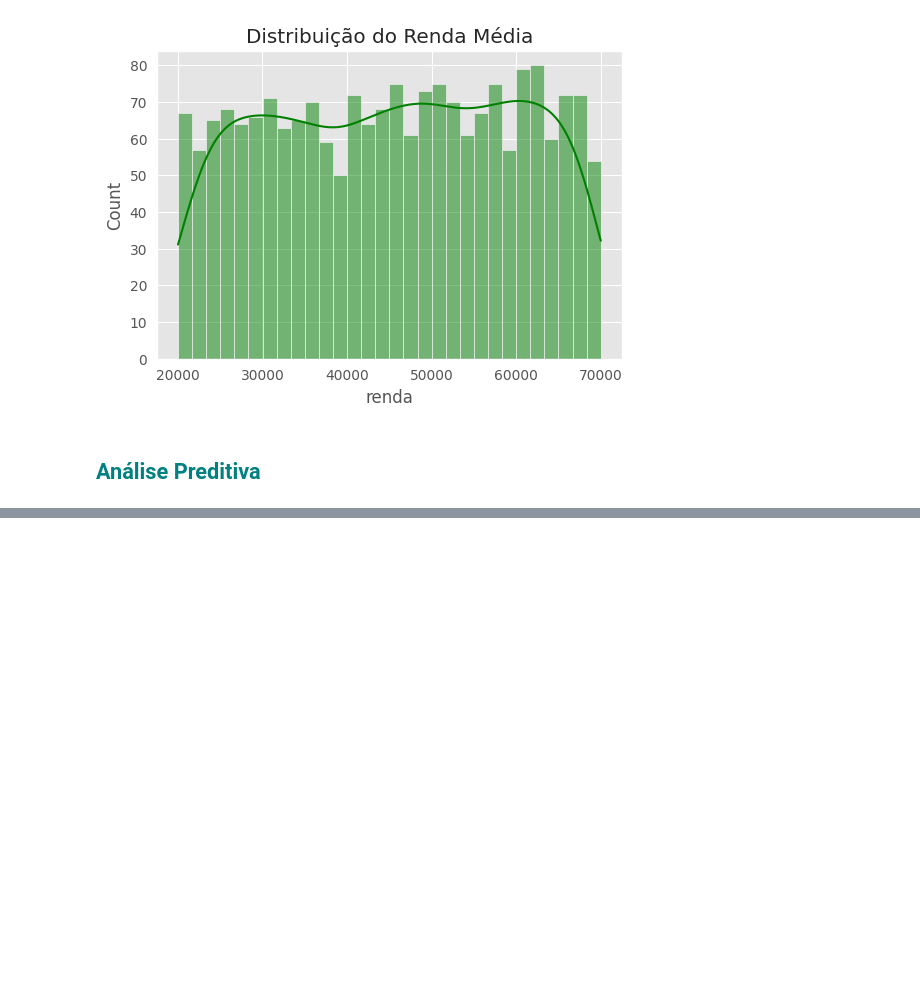
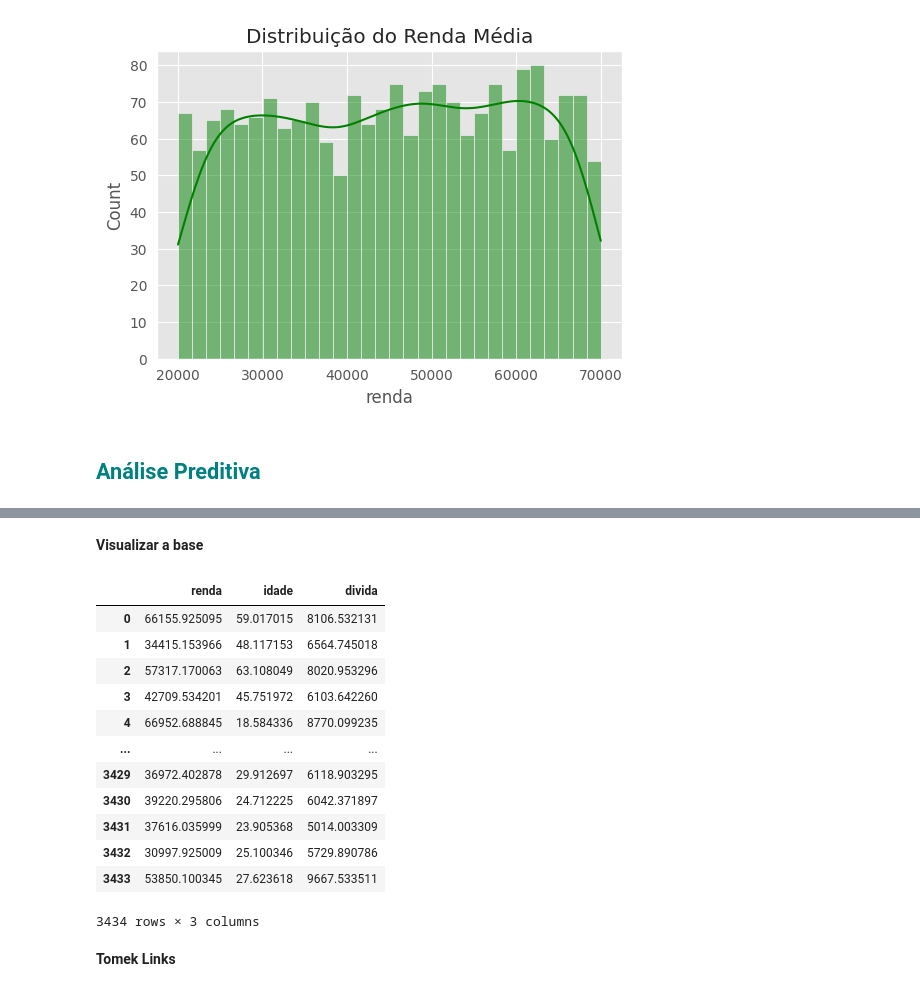
Before and after one commit to rafflds/bons_maus_pagadores_emprestimo, a Jupyter notebook: Dados_emprestimos.ipynb, the cells around one changed output, grey strips where cells are left out. Cells and saved outputs as stored; diff of their text form; code cells hidden in the pictures; blank space fills up the shorter version.

```diff
--- a/Dados_emprestimos.ipynb
+++ b/Dados_emprestimos.ipynb
@@ -273,3 +294,23 @@ from sklearn.ensemble import RandomForestClassifier
 # Testes de hipótese
 from scipy.stats import shapiro
 from scipy import stats
+# %% [markdown]
+**Visualizar a base**
+# %%
+x
+# %% [output]
+|  | renda | idade | divida |
+| 0 | 66155.925095 | 59.017015 | 8106.532131 |
+| 1 | 34415.153966 | 48.117153 | 6564.745018 |
+| 2 | 57317.170063 | 63.108049 | 8020.953296 |
+| 3 | 42709.534201 | 45.751972 | 6103.642260 |
+| 4 | 66952.688845 | 18.584336 | 8770.099235 |
+| ... | ... | ... | ... |
+| 3429 | 36972.402878 | 29.912697 | 6118.903295 |
+| 3430 | 39220.295806 | 24.712225 | 6042.371897 |
+| 3431 | 37616.035999 | 23.905368 | 5014.003309 |
+| 3432 | 30997.925009 | 25.100346 | 5729.890786 |
+| 3433 | 53850.100345 | 27.623618 | 9667.533511 |
+3434 rows × 3 columns
+# %% [markdown]
+**Tomek Links**
```
Also changed, not shown: parts of 8 cells of this notebook.
